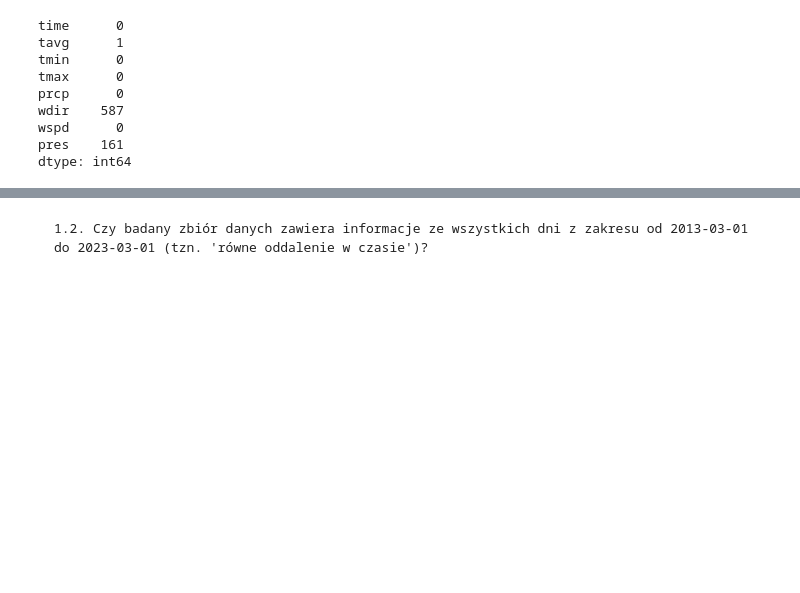
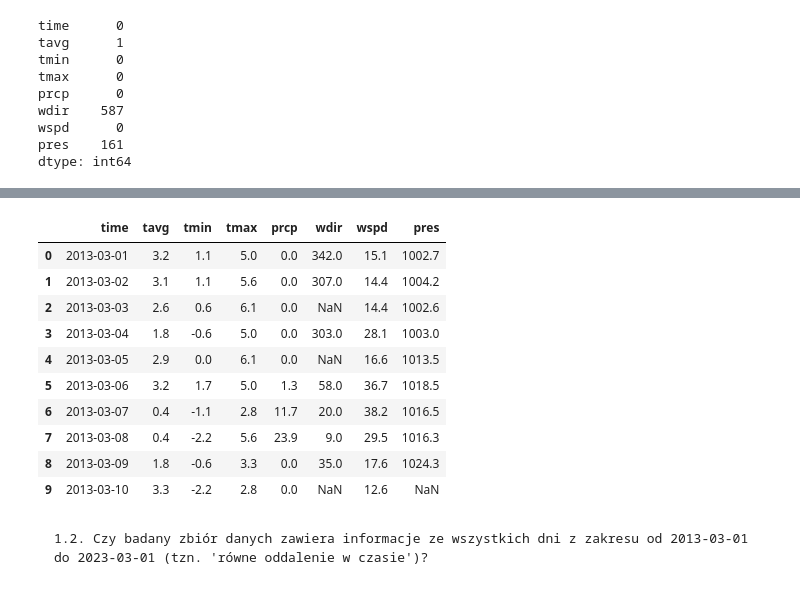
Before and after one commit to MagdalenaSudol/Model_ARMA, a Jupyter notebook: raport_boston.ipynb, the cells around one changed output, grey strips where cells are left out. Drawn from its saved outputs; the diff is of its cells as text; code cells hidden in the pictures; blank space fills up the shorter version.

```diff
--- a/raport_boston.ipynb
+++ b/raport_boston.ipynb
@@ -51,3 +51,21 @@ data.head()
+# %%
+prev_day = data['tavg'].iloc[missing_index - 1]
+next_day = data['tavg'].iloc[missing_index + 1]
+data.at[missing_index, 'tavg'] = (prev_day + next_day) / 2
+
+data.head(missing_index+1)
+# %% [output]
+|  | time | tavg | tmin | tmax | prcp | wdir | wspd | pres |
+| 0 | 2013-03-01 | 3.2 | 1.1 | 5.0 | 0.0 | 342.0 | 15.1 | 1002.7 |
+| 1 | 2013-03-02 | 3.1 | 1.1 | 5.6 | 0.0 | 307.0 | 14.4 | 1004.2 |
+| 2 | 2013-03-03 | 2.6 | 0.6 | 6.1 | 0.0 | NaN | 14.4 | 1002.6 |
+| 3 | 2013-03-04 | 1.8 | -0.6 | 5.0 | 0.0 | 303.0 | 28.1 | 1003.0 |
+| 4 | 2013-03-05 | 2.9 | 0.0 | 6.1 | 0.0 | NaN | 16.6 | 1013.5 |
+| 5 | 2013-03-06 | 3.2 | 1.7 | 5.0 | 1.3 | 58.0 | 36.7 | 1018.5 |
+| 6 | 2013-03-07 | 0.4 | -1.1 | 2.8 | 11.7 | 20.0 | 38.2 | 1016.5 |
+| 7 | 2013-03-08 | 0.4 | -2.2 | 5.6 | 23.9 | 9.0 | 29.5 | 1016.3 |
+| 8 | 2013-03-09 | 1.8 | -0.6 | 3.3 | 0.0 | 35.0 | 17.6 | 1024.3 |
+| 9 | 2013-03-10 | 3.3 | -2.2 | 2.8 | 0.0 | NaN | 12.6 | NaN |
 # %% [markdown]
     1.2. Czy badany zbiór danych zawiera informacje ze wszystkich dni z zakresu od 2013-03-01 do 2023-03-01 (tzn. 'równe oddalenie w czasie')?
 # %%
```
Also changed, not shown: parts of 24 cells of this notebook.
